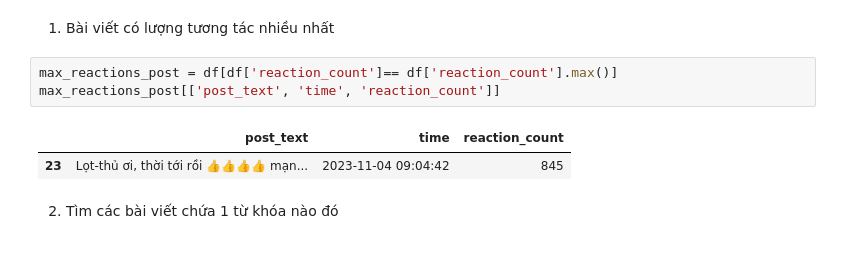
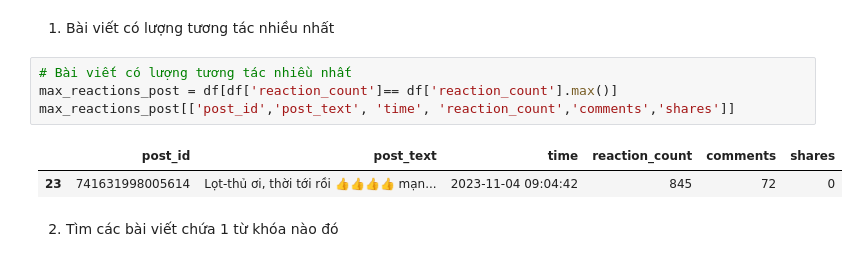
Before and after one commit to nhuyhoan004/Analyze-data-facebook, a Jupyter notebook: Analyze_data_post.ipynb, the cells around one changed output. Cells and saved outputs as stored; diff of their text form.

```diff
--- a/Analyze_data_post.ipynb
+++ b/Analyze_data_post.ipynb
@@ -34,11 +34,12 @@ df_post_2[['post_text','like','love','haha','wow','sad','angry','care',
 # %% [markdown]
 1. Bài viết có lượng tương tác nhiều nhất
 # %%
+# Bài viết có lượng tương tác nhiều nhất
 max_reactions_post = df[df['reaction_count']== df['reaction_count'].max()]
-max_reactions_post[['post_text', 'time', 'reaction_count']]
+max_reactions_post[['post_id','post_text', 'time', 'reaction_count','comments','shares']]
 # %% [output]
-|  | post_text | time | reaction_count |
-| 23 | Lọt-thủ ơi, thời tới rồi 👍👍👍👍 mạn... | 2023-11-04 09:04:42 | 845 |
+|  | post_id | post_text | time | reaction_count | comments | shares |
+| 23 | 741631998005614 | Lọt-thủ ơi, thời tới rồi 👍👍👍👍 mạn... | 2023-11-04 09:04:42 | 845 | 72 | 0 |
 # %% [markdown]
 2. Tìm các bài viết chứa 1 từ khóa nào đó
 # %%
```
Also changed, not shown: parts of 7 cells of this notebook, 2 other files.
